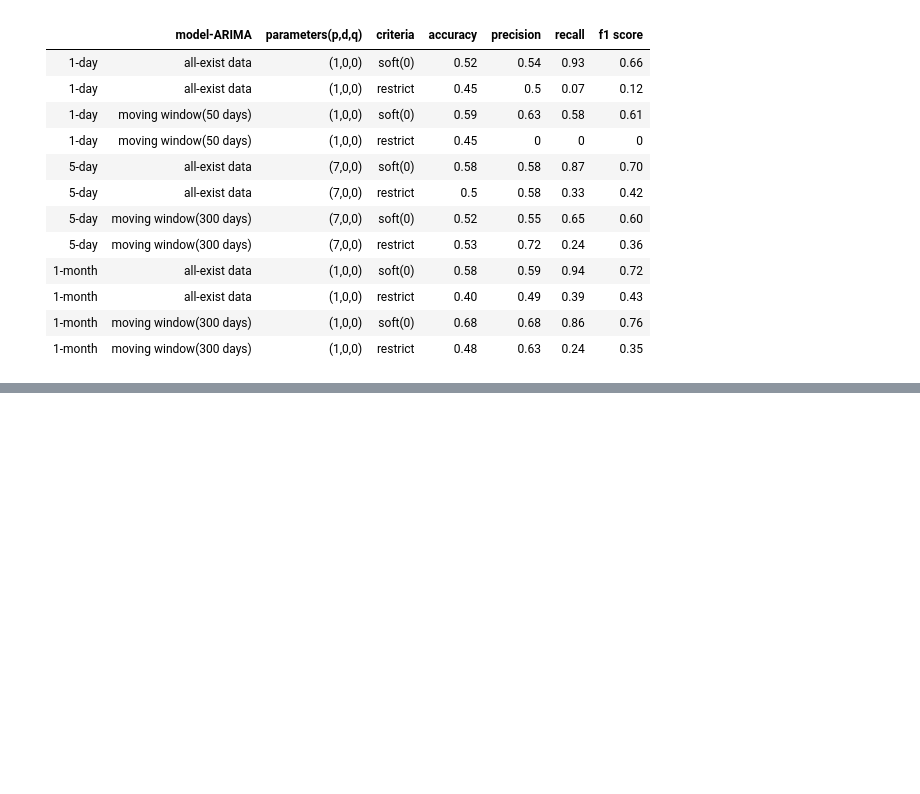
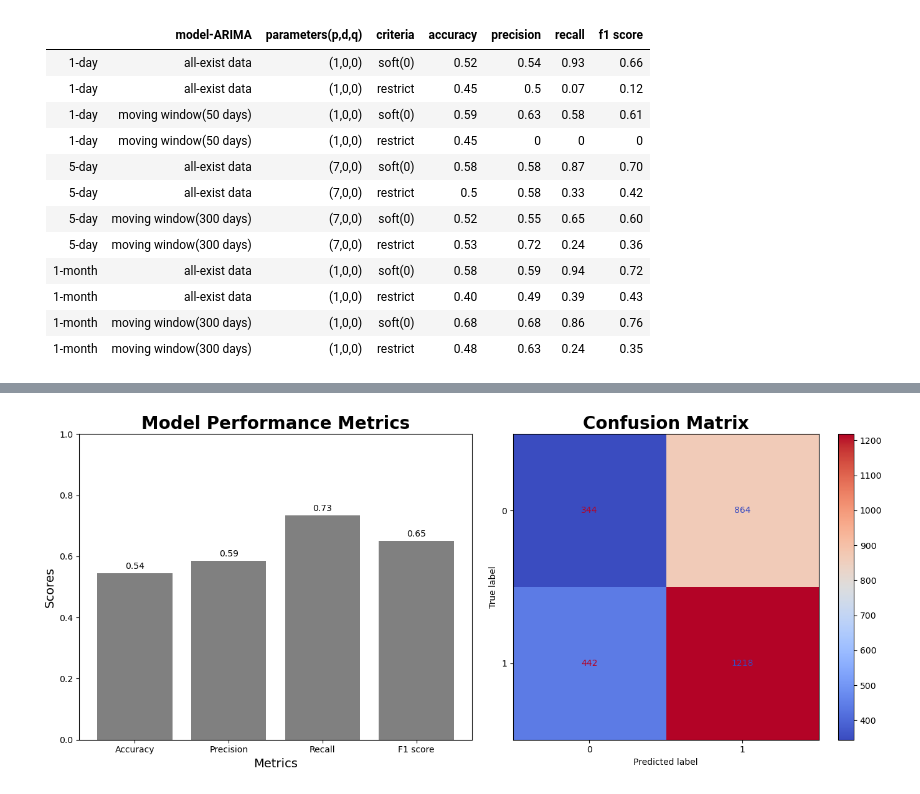
Before and after one commit to Leoyuyuyu/stock_prediction, a Jupyter notebook: notebooks/06-advanced_modelling_timeseries_monthly.ipynb, the cells around one changed output, grey strips where cells are left out. Saved outputs shown, nothing was run; the diff lists cells and outputs as text; code cells hidden in the pictures; blank space fills up the shorter version.

```diff
--- a/notebooks/06-advanced_modelling_timeseries_monthly.ipynb
+++ b/notebooks/06-advanced_modelling_timeseries_monthly.ipynb
@@ -558,0 +632,6 @@ There are also two different crietria to define the positive trend('1') and ('0'
+# %%
+df5['predicted binary'] = np.where((df5['predicted return difference compared with today_corrected'] >0), 1, 0)
+df5['actual binary'] = np.where(df5['real return']>0, 1, 0)
+plot_model_performance(df5['predicted binary'], df5['actual binary'])
+# %% [output]
+[figure, added]
```
Also changed, not shown: parts of 8 cells of this notebook.
